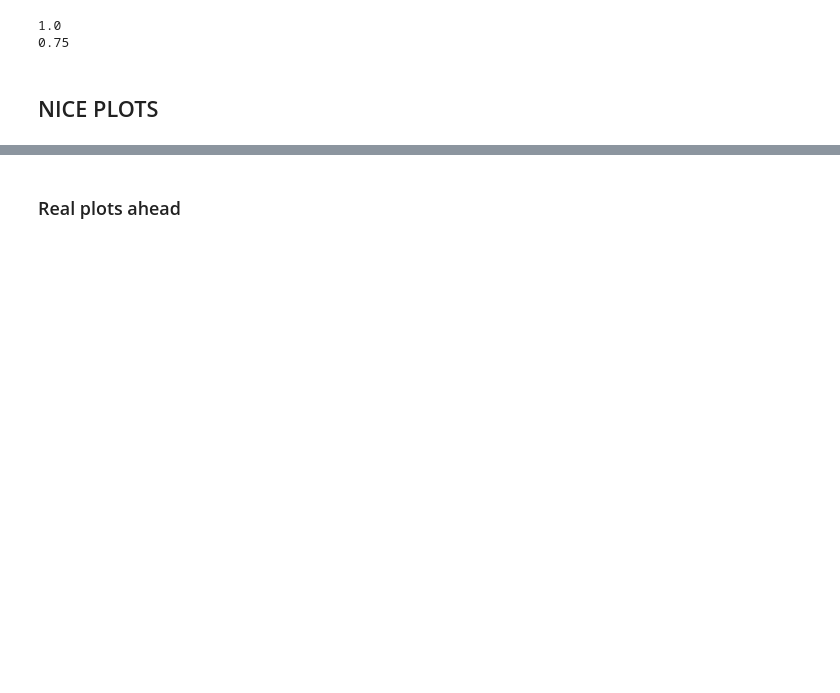
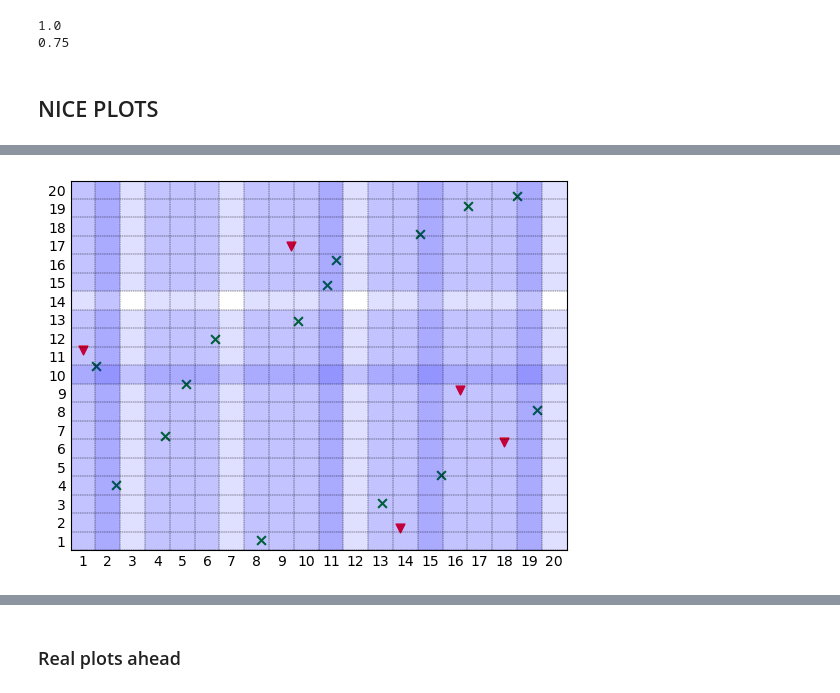
Before and after one commit to alecrespi/latinexpansion, a Jupyter notebook: PLAYGROUND.ipynb, the cells around one changed output, grey strips where cells are left out. Cells and saved outputs as stored; diff of their text form; code cells hidden in the pictures; blank space fills up the shorter version.

```diff
--- a/PLAYGROUND.ipynb
+++ b/PLAYGROUND.ipynb
@@ -214,0 +208,19 @@ def tmpplotLHS(lhs: np.ndarray, grid: bool = False, highlight: bool = False, sav
+# %%
+
+# hihglighting starting LHS and expansion set (not used)
+ha = 0.125
+multiplot([
+    SampleSetPlot(
+        ss13, c="green", m="x", s=s,
+        highlight=True, highlight_c="blue", highlight_a=ha,
+        overlaps=False, overlaps_c="red", overlaps_a=.15,
+        voids=False, voids_c="green", voids_a=.15),
+    SampleSetPlot(
+        exp13["expansion"], c="red", m="v" ,s=s,
+        highlight=True, highlight_a=ha,
+        overlaps=False, overlaps_c="red", overlaps_a=.15,
+        voids=False, voids_c="green", voids_a=.15)
+    ], Ntot=N13+M13, exclusive_labels=False, grid=True,
+    save=False, filepath="./DOCS/src/imgs/algo4.png")
+# %% [output]
+[figure, added]
```
Also changed, not shown: parts of 32 cells of this notebook, 20 other files.
